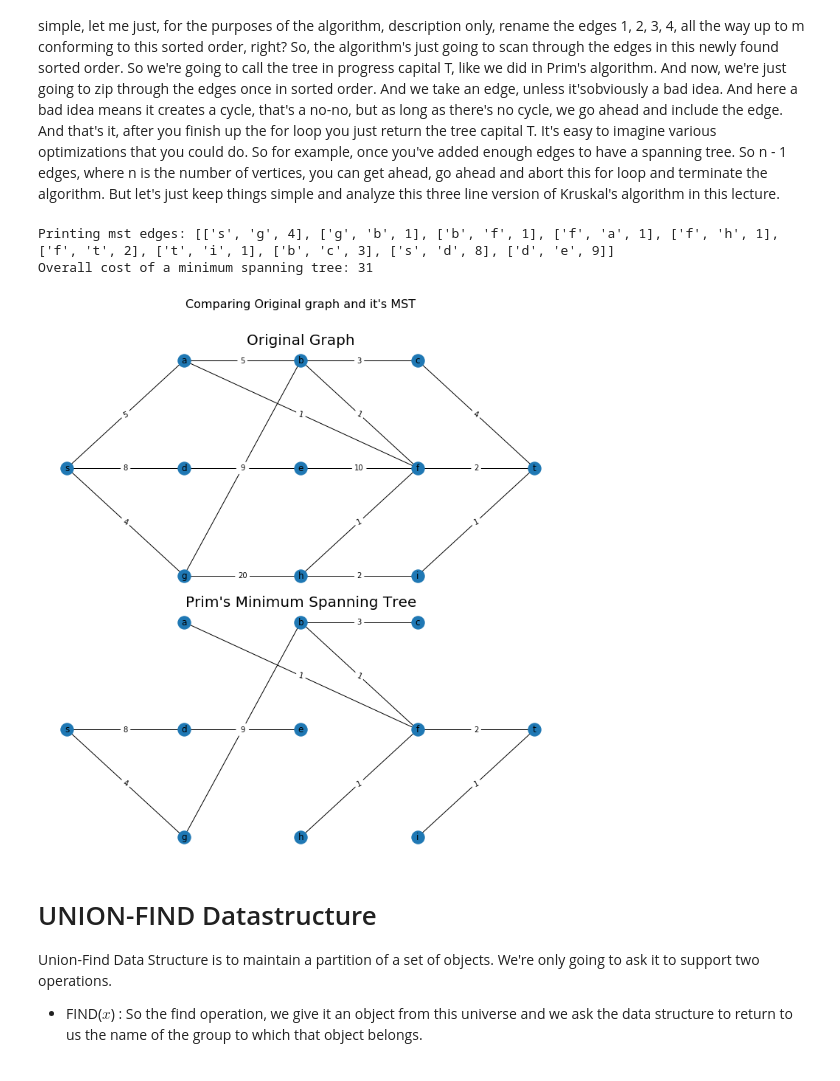
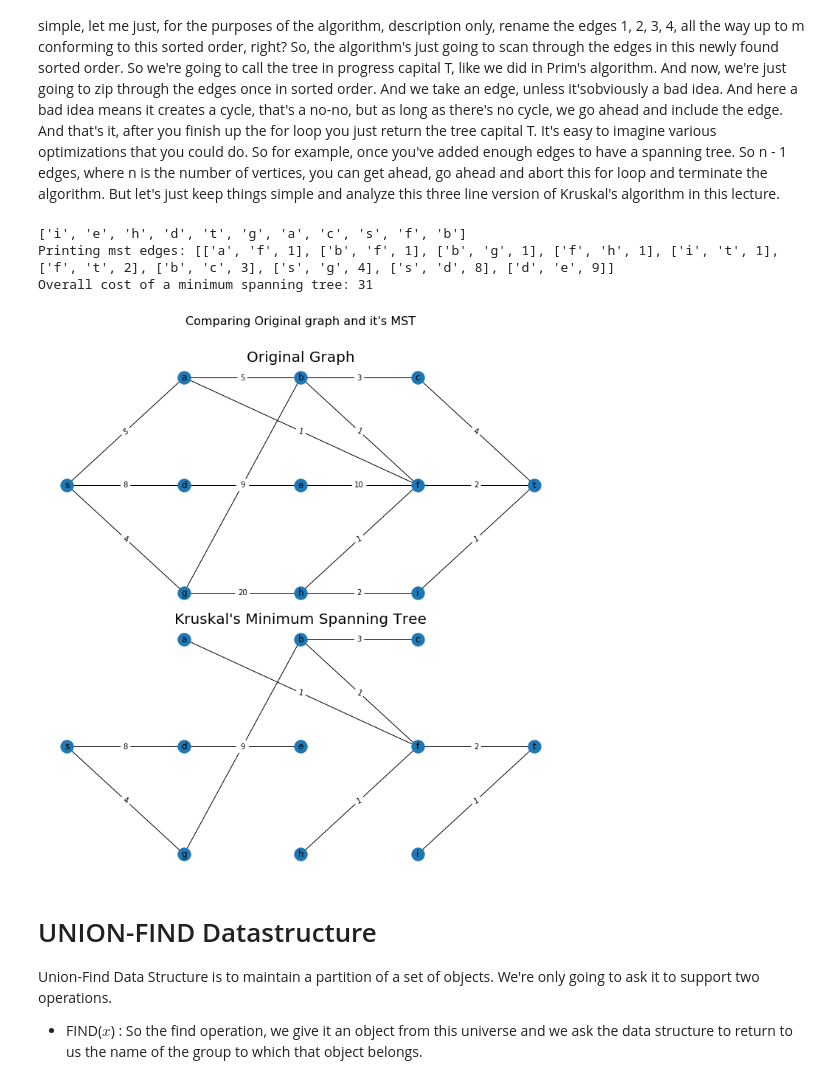
Before and after one commit to aishwarya34/AlgorithmsIlluminated, a Jupyter notebook: C3W2_21KRUSKAL'S_MST_ALGORITHM_22CLUSTERING_23ADVANCED_UNION-FIND.ipynb, the cells around one changed output. Cells and saved outputs as stored; diff of their text form; code cells hidden in the pictures.

```diff
--- a/C3W2_21KRUSKAL'S_MST_ALGORITHM_22CLUSTERING_23ADVANCED_UNION-FIND.ipynb
+++ b/C3W2_21KRUSKAL'S_MST_ALGORITHM_22CLUSTERING_23ADVANCED_UNION-FIND.ipynb
@@ -14,40 +76,27 @@ import heapq
 import numpy as np
 from matplotlib import pyplot as plt
 
-def kruskals_mst_undirected_(DG, source):
-    X = [source]
-    A = {}
-    A[source] = 0
+
+
+
+def kruskals_mst_undirected_unionfind(DG, source):
     mst_edges = []
-    all_nodes = list(DG.nodes)
-    minimum_2nd_overall = float('inf')
-    w_overall = float('inf')
-    v_overall = float('inf')
     overall_cost_mst = 0
-    while len(X) != len(all_nodes):
-        for edge in list(DG.edges):
-            if (edge[0] in X) and (edge[1] not in X):
-                edge_tail = edge[0]
-                edge_head = edge[1]
-            elif (edge[1] in X) and (edge[0] not in X):
-                edge_tail = edge[1]
-                edge_head = edge[0]
-            if ((edge_tail in X) and (edge_head not in X)) :
-                dji_greedy = DG.edges[edge_tail, edge_head]['weight'] #prim's greedy criterion
-                if edge_head not in A:
-                    A[edge_head] = dji_greedy
-                elif dji_greedy < A[edge_head]:
-                    A[edge_head] = dji_greedy
-                if dji_greedy < minimum_2nd_overall:
-                    minimum_2nd_overall = dji_greedy
-                    w_overall = edge_head
-                    v_overall = edge_tail
-        mst_edges.append([v_overall, w_overall, minimum_2nd_overall])
-        overall_cost_mst += minimum_2nd_overall
-        minimum_2nd_overall = float('inf')
-        X.append(w_overall)
+    sorted_edges = sorted(list(map(lambda x: [x[2]['weight'], x[0], x[1]], DG.edges.data())))
+    unique_nodes = []
+    list(map(lambda x: unique_nodes.extend([x[1], x[2]]), sorted_edges))
+    unique_nodes = list(set(unique_nodes))
+    #print("graph: {}\n {}".format(DG.edges.data(), sorted_edges))
+    ufk = union_find(unique_nodes)
+    for weight, node1, node2 in sorted_edges:
+        parent1_idx = ufk.find(node1)
+        parent2_idx = ufk.find(node2)
+        if parent1_idx != parent2_idx:
+            ufk.union(node1, node2)
+            mst_edges.append([node1, node2, weight])
+            overall_cost_mst += weight
+    print(ufk)
     print("Printing mst edges: {}\nOverall cost of a minimum spanning tree: {}".format(mst_edges, overall_cost_mst))
-
     return mst_edges
 
 
@@ -77,37 +126,38 @@ g.add_edge('h', 'i', weight = 2)
 g.add_edge('i', 't', weight = 1)
 g.add_edge('a', 'f', weight = 1)
 g.add_edge('b', 'f', weight = 1)
 g.add_edge('b', 'g', weight = 1)
 g.add_edge('h', 'f', weight = 1)
 g.add_edge('i', 't', weight = 1)
 pos = nx.get_node_attributes(g, 'pos')
 weights = nx.get_edge_attributes(g, 'weight')
 plt.figure(figsize=(10,10))
 plt.subplot(211)
 nx.draw_networkx_edge_labels(g, pos, edge_labels = weights)
 nx.draw(g, pos, with_labels = True)
 plt.title('Original Graph', size=20)
 
 
 
 start_vert = 's'
-mst_edges = mst_undirected_djikstra_naive(g, start_vert)
+mst_edges = kruskals_mst_undirected_unionfind(g, start_vert)
 mst = nx.Graph()
 mst.add_weighted_edges_from(mst_edges)
 weights = nx.get_edge_attributes(mst, 'weight')
 plt.subplot(212)
 nx.draw_networkx_edge_labels(mst, pos, edge_labels = weights)
 nx.draw(mst, pos, with_labels = True)
-plt.title('Prim\'s Minimum Spanning Tree', size=20)
+plt.title('Kruskal\'s Minimum Spanning Tree', size=20)
 
 
 plt.suptitle('Comparing Original graph and it\'s MST', size=16).set_position([.5, 1.05])
 plt.tight_layout()
 plt.show()
 # %% [output]
-Printing mst edges: [['s', 'g', 4], ['g', 'b', 1], ['b', 'f', 1], ['f', 'a', 1], ['f', 'h', 1], ['f', 't', 2], ['t', 'i', 1], ['b', 'c', 3], ['s', 'd', 8], ['d', 'e', 9]]
+['i', 'e', 'h', 'd', 't', 'g', 'a', 'c', 's', 'f', 'b']
+Printing mst edges: [['a', 'f', 1], ['b', 'f', 1], ['b', 'g', 1], ['f', 'h', 1], ['i', 't', 1], ['f', 't', 2], ['b', 'c', 3], ['s', 'g', 4], ['s', 'd', 8], ['d', 'e', 9]]
 Overall cost of a minimum spanning tree: 31
-[figure, old version]
+[figure, new version]
 # %% [markdown]
 # UNION-FIND Datastructure
 Union-Find Data Structure is to maintain a partition of a set of objects. We're only going to ask it to support two operations.
```
Also changed, not shown: parts of 3 cells of this notebook.
